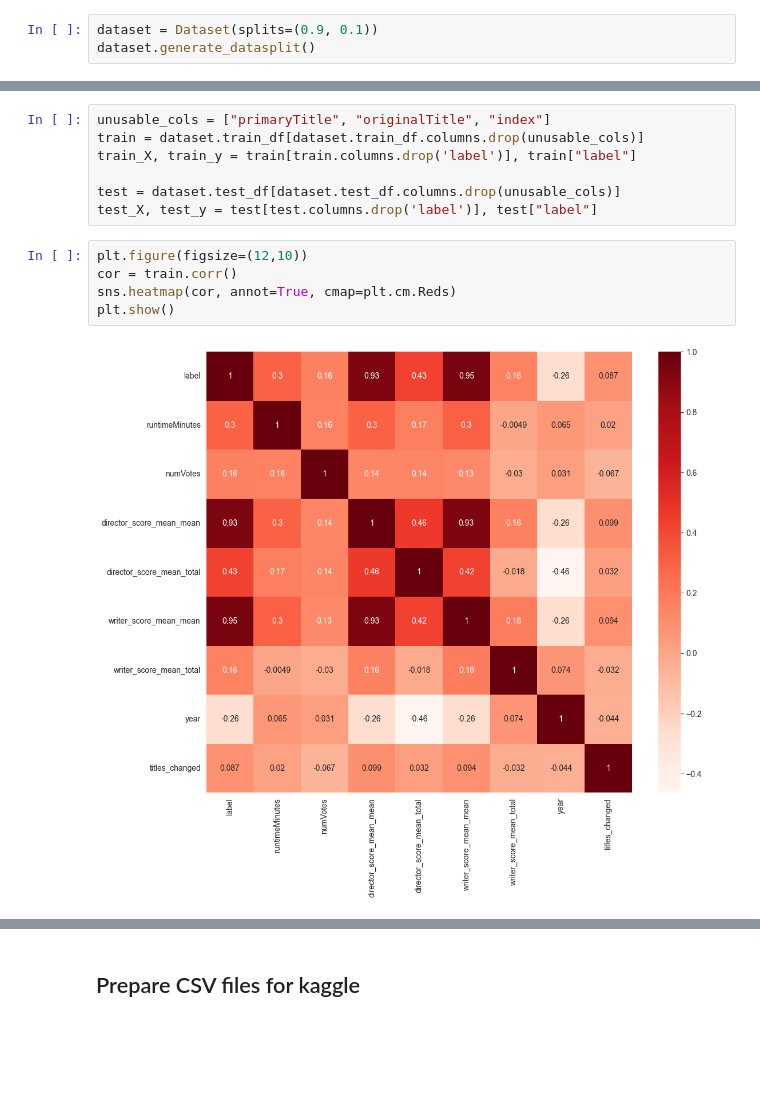
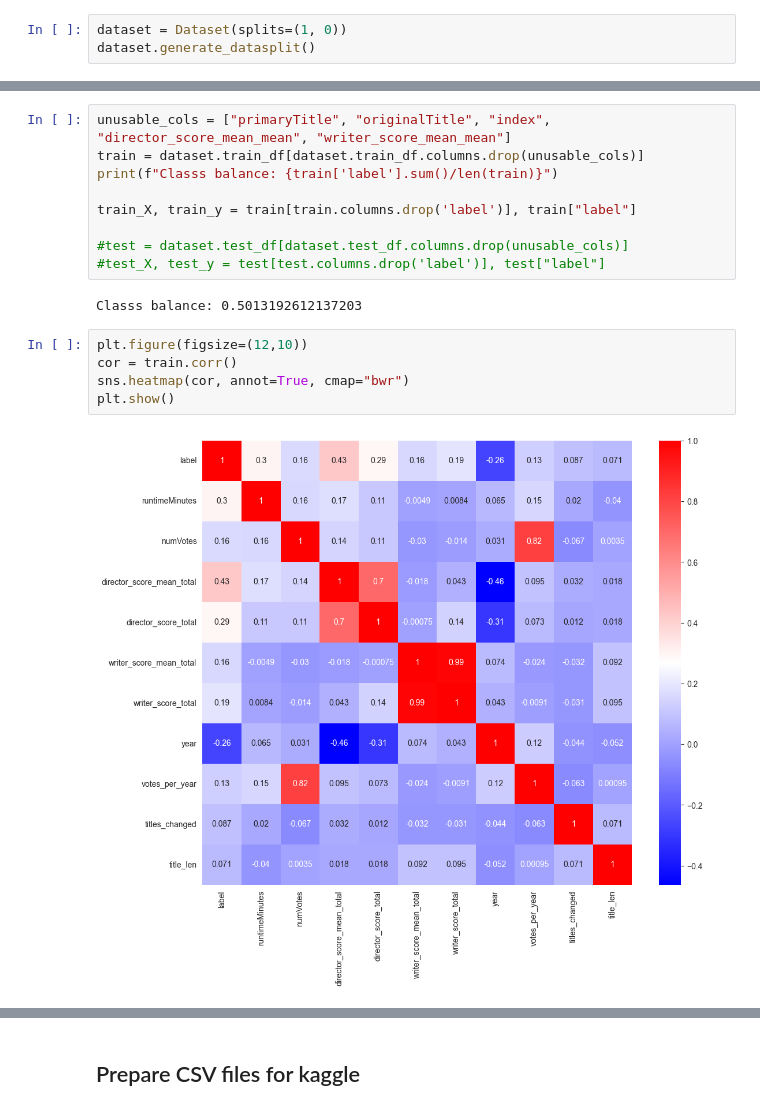
Before and after one commit to 8toz/BigDataProject_IMDB, a Jupyter notebook: notebooks/imdb.ipynb, the cells around one changed output, grey strips where cells are left out. Saved outputs shown, nothing was run; the diff lists cells and outputs as text; blank space fills up the shorter version.

```diff
--- a/notebooks/imdb.ipynb
+++ b/notebooks/imdb.ipynb
@@ -14,5 +11,5 @@ import xgboost as xgb
 The autoreload extension is already loaded. To reload it, use:
   %reload_ext autoreload
 # %%
-dataset = Dataset(splits=(0.9, 0.1))
+dataset = Dataset(splits=(1, 0))
 dataset.generate_datasplit()
@@ -32,14 +16,18 @@ For example, when doing 'df[col].method(value, inplace=True)', try using 'df.met
 # %%
-unusable_cols = ["primaryTitle", "originalTitle", "index"]
+unusable_cols = ["primaryTitle", "originalTitle", "index", "director_score_mean_mean", "writer_score_mean_mean"]
 train = dataset.train_df[dataset.train_df.columns.drop(unusable_cols)]
+print(f"Classs balance: {train['label'].sum()/len(train)}")
+
 train_X, train_y = train[train.columns.drop('label')], train["label"]
 
-test = dataset.test_df[dataset.test_df.columns.drop(unusable_cols)]
-test_X, test_y = test[test.columns.drop('label')], test["label"]
+#test = dataset.test_df[dataset.test_df.columns.drop(unusable_cols)]
+#test_X, test_y = test[test.columns.drop('label')], test["label"]
+# %% [output]
+Classs balance: 0.5013192612137203
 # %%
 plt.figure(figsize=(12,10))
 cor = train.corr()
-sns.heatmap(cor, annot=True, cmap=plt.cm.Reds)
+sns.heatmap(cor, annot=True, cmap="bwr")
 plt.show()
 # %% [output]
-[figure, old version]
+[figure, new version]
```
Also changed, not shown: parts of 11 cells of this notebook, 3 other files.
